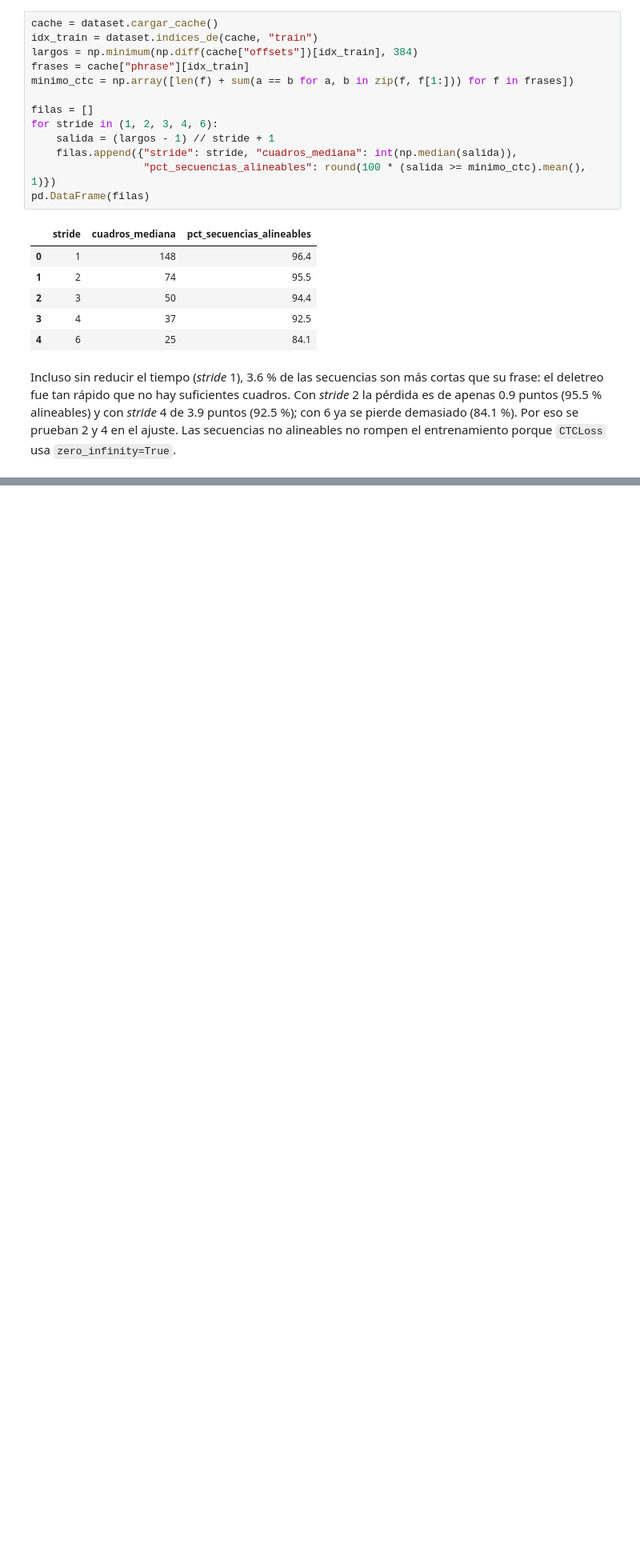
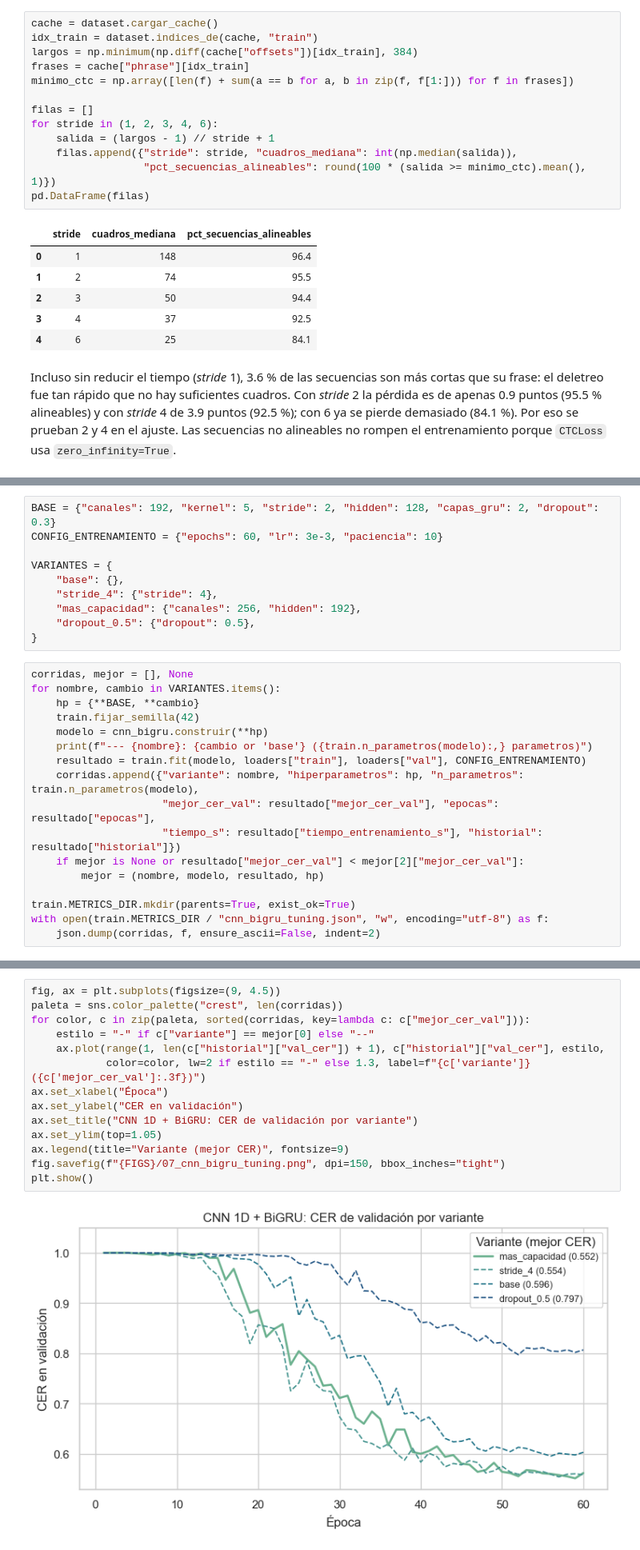
Before and after one commit to DufreyM/CC3084-Proyecto2, a Jupyter notebook: notebooks/07_modelo_cnn_bigru.ipynb, the cells around one changed output, grey strips where cells are left out. Shown at 80% size. Drawn from its saved outputs; the diff is of its cells as text; blank space fills up the shorter version.

Commit message:
feat: ajuste de hiperparametros de CNN-BiGRU

```diff
--- a/notebooks/07_modelo_cnn_bigru.ipynb
+++ b/notebooks/07_modelo_cnn_bigru.ipynb
@@ -113,0 +120,27 @@ se prueban 2 y 4 en el ajuste. Las secuencias no alineables no rompen el entrena
+# %%
+BASE = {"canales": 192, "kernel": 5, "stride": 2, "hidden": 128, "capas_gru": 2, "dropout": 0.3}
+CONFIG_ENTRENAMIENTO = {"epochs": 60, "lr": 3e-3, "paciencia": 10}
+
+VARIANTES = {
+    "base": {},
+    "stride_4": {"stride": 4},
+    "mas_capacidad": {"canales": 256, "hidden": 192},
+    "dropout_0.5": {"dropout": 0.5},
+}
+# %%
+corridas, mejor = [], None
+for nombre, cambio in VARIANTES.items():
+    hp = {**BASE, **cambio}
+    train.fijar_semilla(42)
+    modelo = cnn_bigru.construir(**hp)
+    print(f"--- {nombre}: {cambio or 'base'} ({train.n_parametros(modelo):,} parametros)")
+    resultado = train.fit(modelo, loaders["train"], loaders["val"], CONFIG_ENTRENAMIENTO)
+    corridas.append({"variante": nombre, "hiperparametros": hp, "n_parametros": train.n_parametros(modelo),
+                     "mejor_cer_val": resultado["mejor_cer_val"], "epocas": resultado["epocas"],
+                     "tiempo_s": resultado["tiempo_entrenamiento_s"], "historial": resultado["historial"]})
+    if mejor is None or resultado["mejor_cer_val"] < mejor[2]["mejor_cer_val"]:
+        mejor = (nombre, modelo, resultado, hp)
+
+train.METRICS_DIR.mkdir(parents=True, exist_ok=True)
+with open(train.METRICS_DIR / "cnn_bigru_tuning.json", "w", encoding="utf-8") as f:
+    json.dump(corridas, f, ensure_ascii=False, indent=2)
@@ -113,0 +175,16 @@ se prueban 2 y 4 en el ajuste. Las secuencias no alineables no rompen el entrena
+# %%
+fig, ax = plt.subplots(figsize=(9, 4.5))
+paleta = sns.color_palette("crest", len(corridas))
+for color, c in zip(paleta, sorted(corridas, key=lambda c: c["mejor_cer_val"])):
+    estilo = "-" if c["variante"] == mejor[0] else "--"
+    ax.plot(range(1, len(c["historial"]["val_cer"]) + 1), c["historial"]["val_cer"], estilo,
+            color=color, lw=2 if estilo == "-" else 1.3, label=f"{c['variante']} ({c['mejor_cer_val']:.3f})")
+ax.set_xlabel("Época")
+ax.set_ylabel("CER en validación")
+ax.set_title("CNN 1D + BiGRU: CER de validación por variante")
+ax.set_ylim(top=1.05)
+ax.legend(title="Variante (mejor CER)", fontsize=9)
+fig.savefig(f"{FIGS}/07_cnn_bigru_tuning.png", dpi=150, bbox_inches="tight")
+plt.show()
+# %% [output]
+[figure, added]
```
Also changed, not shown: parts of 4 cells of this notebook, 2 other files.
